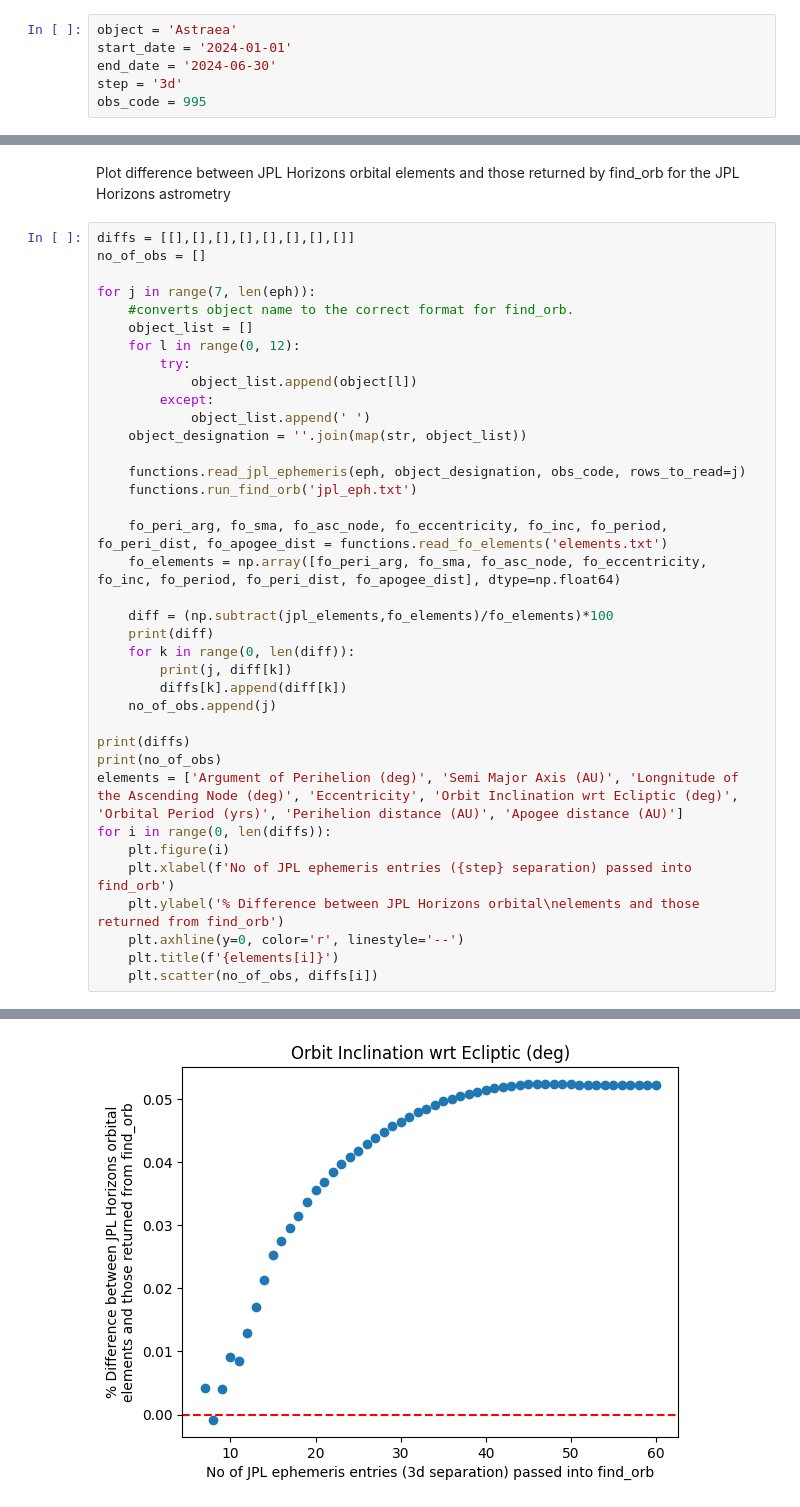
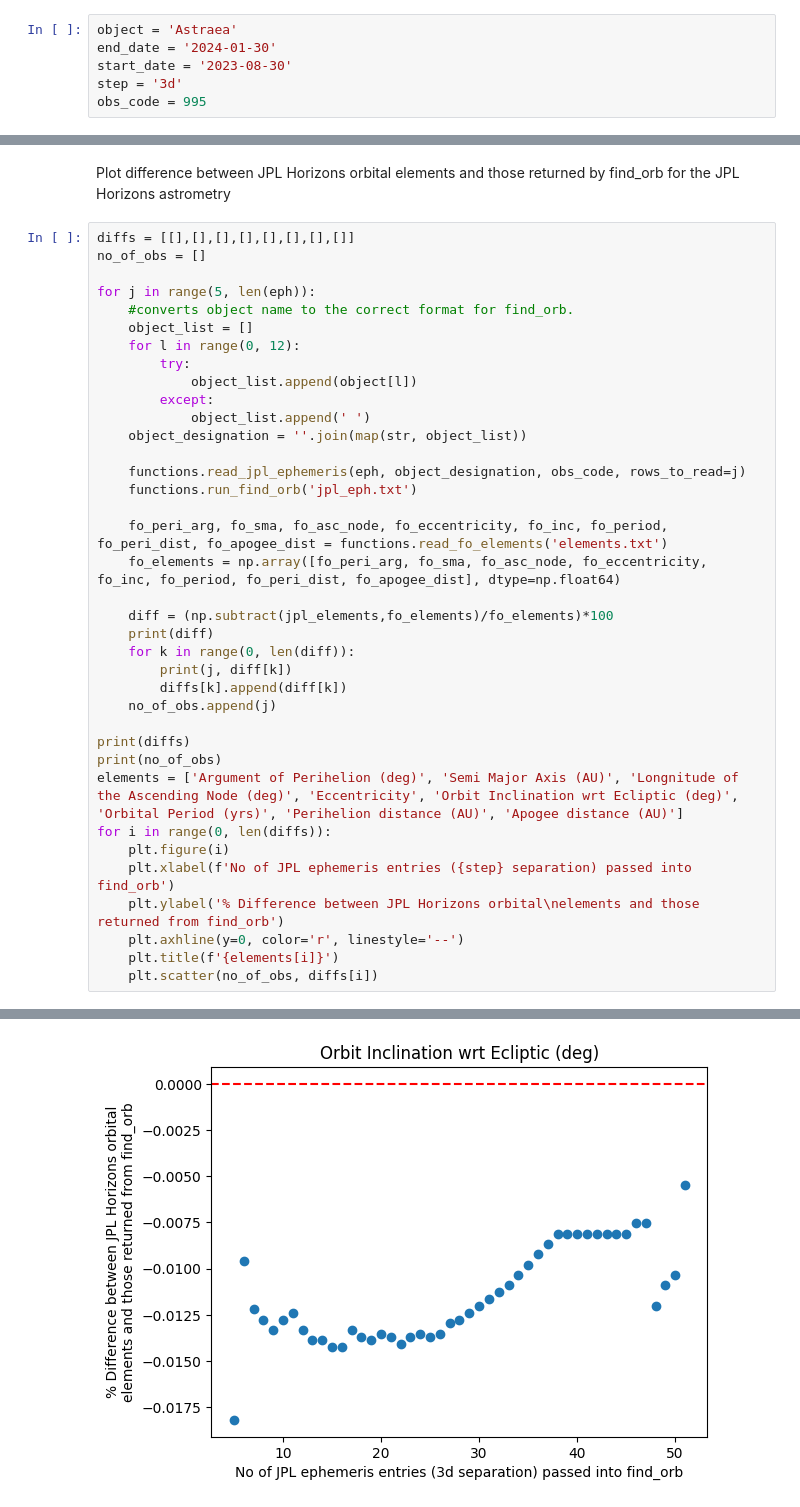
Before and after one commit to BradleyMak/Near-Earth-Asteroids, a Jupyter notebook: test_against_JPL.ipynb, the cells around one changed output, grey strips where cells are left out. Cells and saved outputs as stored; diff of their text form.

```diff
--- a/test_against_JPL.ipynb
+++ b/test_against_JPL.ipynb
@@ -11,8 +11,8 @@ import time
 Object and observatory details
 # %%
 object = 'Astraea'
-start_date = '2024-01-01'
-end_date = '2024-06-30'
+end_date = '2024-01-30'
+start_date = '2023-08-30'
 step = '3d'
 obs_code = 995
 # %% [markdown]
@@ -27,7 +27,7 @@ Plot difference between JPL Horizons orbital elements and those returned by find
 diffs = [[],[],[],[],[],[],[],[]]
 no_of_obs = []
 
-for j in range(7, len(eph)):
+for j in range(5, len(eph)):
     #converts object name to the correct format for find_orb.
     object_list = []
     for l in range(0, 12):
@@ -85 +85 @@ for i in range(0, len(diffs)):
-[figure, old version]
+[figure, new version]
```
Also changed, not shown: parts of 1 cell of this notebook, 3 other files.
